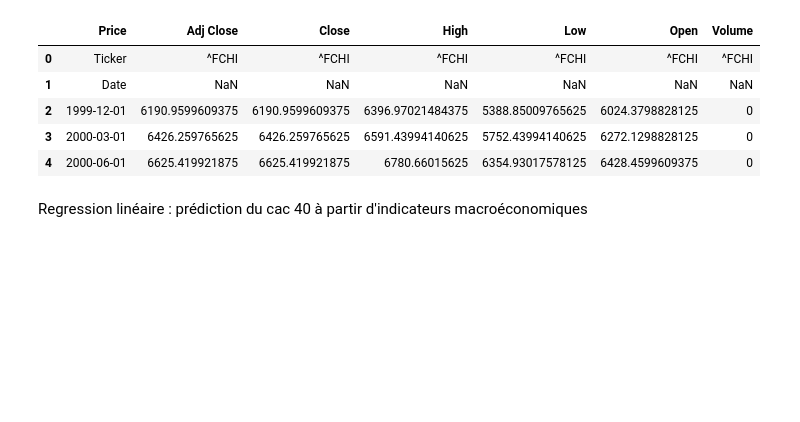
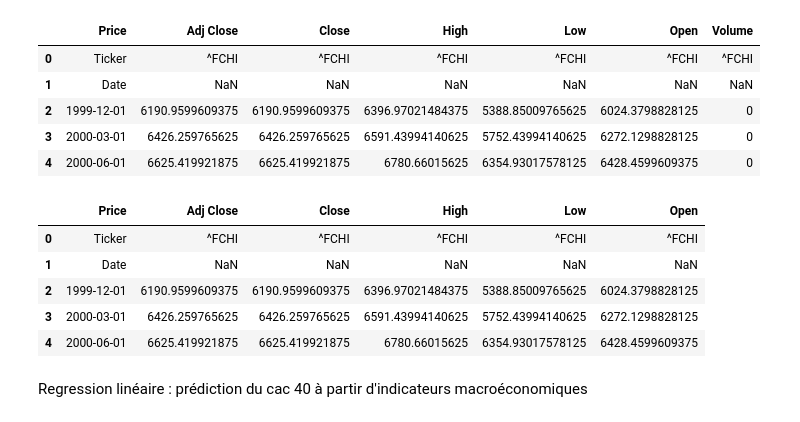
Before and after one commit to amreily/Projet-python-2A, a Jupyter notebook: Notebook_pythondata.ipynb, the cells around one changed output. Drawn from its saved outputs; the diff is of its cells as text; code cells hidden in the pictures; blank space fills up the shorter version.

```diff
--- a/Notebook_pythondata.ipynb
+++ b/Notebook_pythondata.ipynb
@@ -415,6 +417,19 @@ cac40.head()
 | 2 | 1999-12-01 | 6190.9599609375 | 6190.9599609375 | 6396.97021484375 | 5388.85009765625 | 6024.3798828125 | 0 |
 | 3 | 2000-03-01 | 6426.259765625 | 6426.259765625 | 6591.43994140625 | 5752.43994140625 | 6272.1298828125 | 0 |
 | 4 | 2000-06-01 | 6625.419921875 | 6625.419921875 | 6780.66015625 | 6354.93017578125 | 6428.4599609375 | 0 |
+# %%
+# Supprimer la colonne Volume
+cac40.drop(columns='Volume', inplace=True)
+
+# Afficher les premières lignes du après suppression
+cac40.head()
+# %% [output]
+|  | Price | Adj Close | Close | High | Low | Open |
+| 0 | Ticker | ^FCHI | ^FCHI | ^FCHI | ^FCHI | ^FCHI |
+| 1 | Date | NaN | NaN | NaN | NaN | NaN |
+| 2 | 1999-12-01 | 6190.9599609375 | 6190.9599609375 | 6396.97021484375 | 5388.85009765625 | 6024.3798828125 |
+| 3 | 2000-03-01 | 6426.259765625 | 6426.259765625 | 6591.43994140625 | 5752.43994140625 | 6272.1298828125 |
+| 4 | 2000-06-01 | 6625.419921875 | 6625.419921875 | 6780.66015625 | 6354.93017578125 | 6428.4599609375 |
 # %% [markdown]
 Regression linéaire : prédiction du cac 40 à partir d'indicateurs macroéconomiques
 # %%
```
Also changed, not shown: parts of 1 cell of this notebook.
